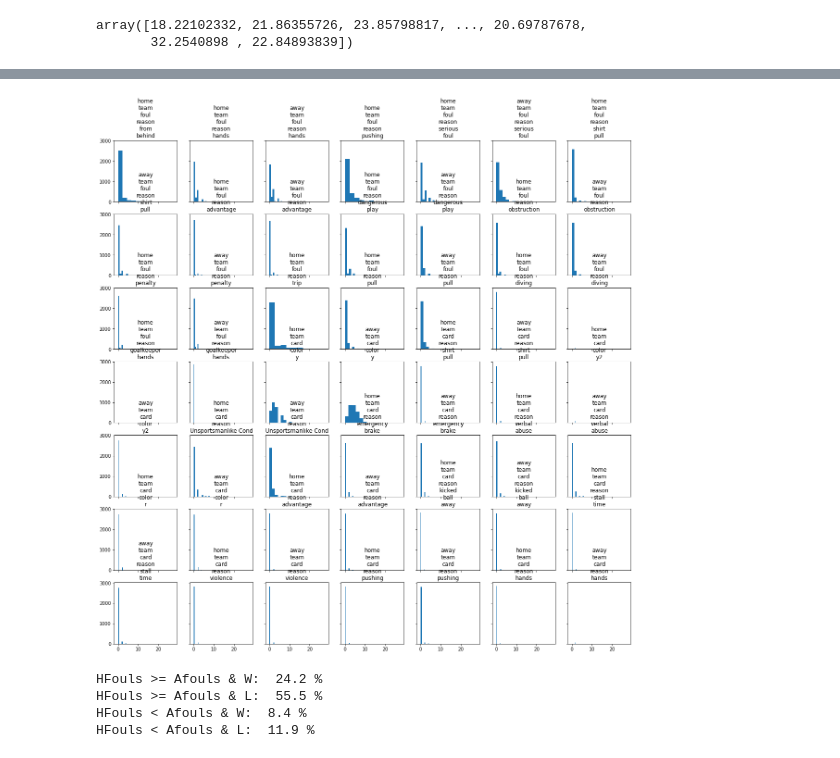
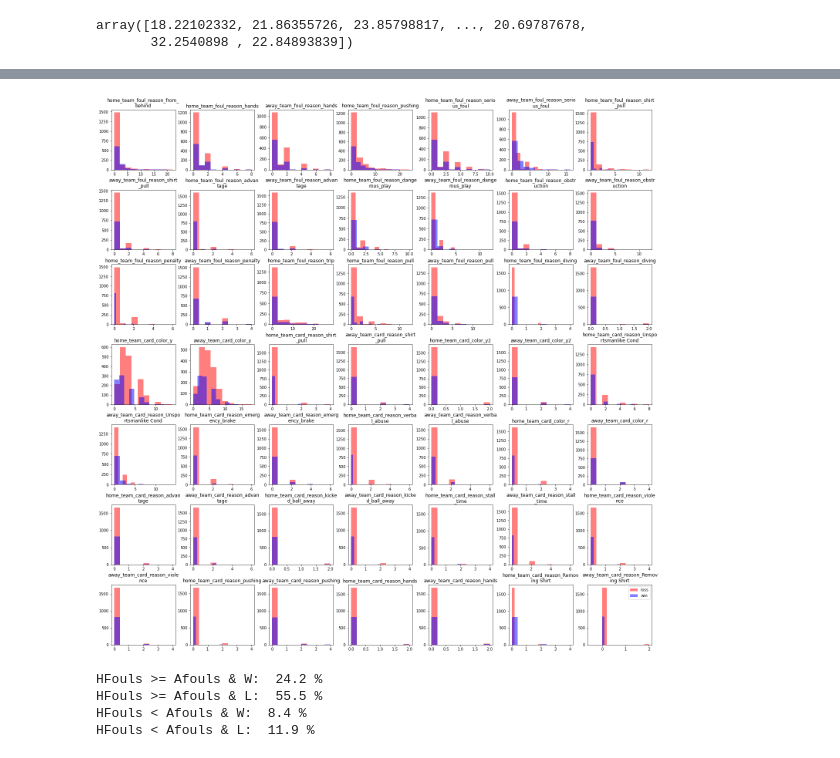
Before and after one commit to kcelebi/euro-football-officials-ML, a Jupyter notebook: pysrc/RF_final.ipynb, the cells around one changed output, grey strips where cells are left out. Saved outputs shown, nothing was run; the diff lists cells and outputs as text; code cells hidden in the pictures.

Commit message:
new figures

```diff
--- a/pysrc/RF_final.ipynb
+++ b/pysrc/RF_final.ipynb
@@ -178,8 +190,8 @@ np.where(X.columns == 'home_team_card_color_y')
 # %%
-fig, axs = plt.subplots(3, 5, figsize = (20,10))
+fig, axs = plt.subplots(3, 5, figsize = (20,10), constrained_layout = True)
 for i, ax in enumerate(tqdm(axs.flat)):
     a, b = combos[i]
-    ax.scatter(X_ds[np.where(X.columns == a)], X_ds[np.where(X.columns == b)])
+    ax.scatter(X[a], X[b], c = ['r' if x == 'L' else 'b' for x in y], s = 10)
     ax.set_xlabel(a)
     ax.set_ylabel(b)
 plt.show()
@@ -243,7 +255,7 @@ plt.show()
 # %% [output]
 [figure]
 # %%
-X_drop = X.drop(to_drop, axis = 1)
+X_drop = X.drop(to_drop + ['home_team_foul_reason_goalkeeper_hands', 'away_team_foul_reason_goalkeeper_hands'], axis = 1)
 # %%
 from sklearn.metrics.pairwise import manhattan_distances
 from scipy.stats import iqr
@@ -262,0 +273,19 @@ array([2., 1., 2., 3., 2., 2., 0., 0., 0., 0., 0., 0., 0., 0., 0., 0., 2.,
+# %%
+labels = X_drop.columns
+vals = X_drop[labels].values
+vals = vals[vals.sum(axis = 1) != 0]
+fig, axs = plt.subplots(figsize = (10,10), constrained_layout = True)
+np.random.seed(1)
+axs.barh(labels, vals[0], label = "Match ID: 0")
+idx = sorted(np.random.choice(np.arange(1,vals.shape[0]), size = 25))
+#idx = range(vals.shape[0])
+for i,id_ in enumerate(tqdm(idx)):
+    axs.barh(labels, vals[id_], left = list(vals[idx[i-1]]), label = "Match ID: {id}".format(id = id_))
+plt.legend()
+plt.xticks(range(0, 26,2))
+plt.grid()
+plt.title('Stacked Features for 25 Matches\nRandomly Selected')
+plt.xlabel('Occurrences')
+plt.ylabel('Features')
+plt.savefig('stacked_bar_feat.png', dpi = 400, bbox_inches = 'tight')
+plt.show()
@@ -263,11 +294,14 @@ array([2., 1., 2., 3., 2., 2., 0., 0., 0., 0., 0., 0., 0., 0., 0., 0., 2.,
 # %%
-fig, axs = plt.subplots(7, 7, sharex= True, sharey=True, figsize= (20,20))
-for i, ax in enumerate(axs.flat):
-    ax.hist(X_drop[X_drop.columns[i]])
-    ax.set_title(X_drop.columns[i].replace('_', '\n'))
+fig, axs = plt.subplots(7, 7, figsize= (20,20), constrained_layout = True)
+for i, ax in enumerate(tqdm(axs.flat)):
+    ax.hist(X_drop[X_drop.columns[i]][y == 'L'],alpha = 0.5, color = 'r')
+    ax.hist(X_drop[X_drop.columns[i]][y == 'W'],alpha = 0.5, color = 'b')
+    ax.set_title(X_drop.columns[i] if len(X_drop.columns[i]) < 30 else X_drop.columns[i][:27] + '\n' + X_drop.columns[i][27:])
+plt.legend(labels = ['loss', 'win'])
+plt.savefig('singlevar_eda.png', dpi = 400, bbox_inches = 'tight')
 plt.show()
 # %% [output]
-[figure, old version]
+[figure, new version]
 # %%
 home_fouls = X_drop[y != 'D'].filter(regex = 'home_team_foul').sum(axis = 1)
 away_fouls = X_drop[y != 'D'].filter(regex = 'away_team_foul').sum(axis = 1)
```
Also changed, not shown: parts of 7 cells of this notebook, 2 other files.
